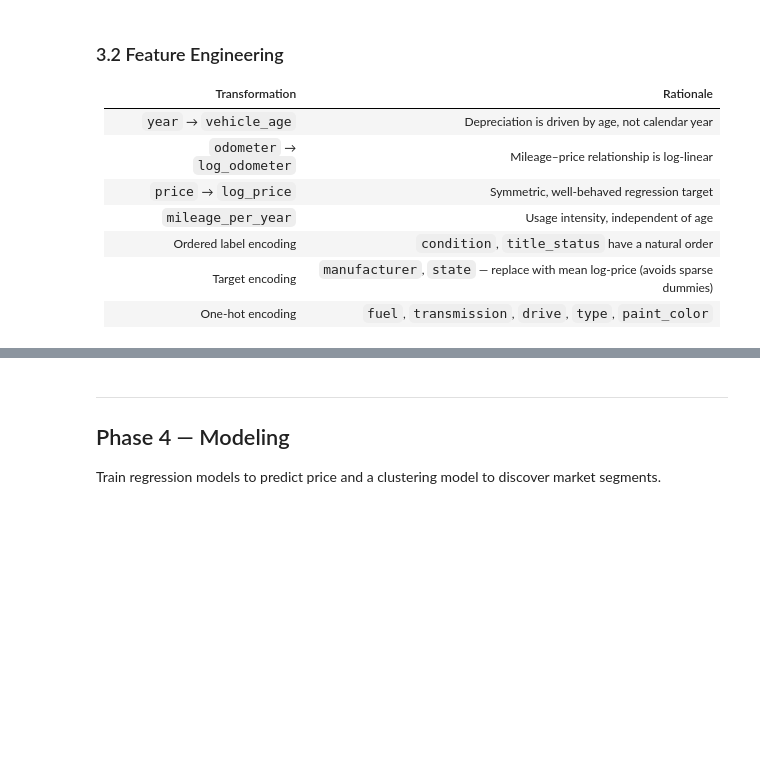
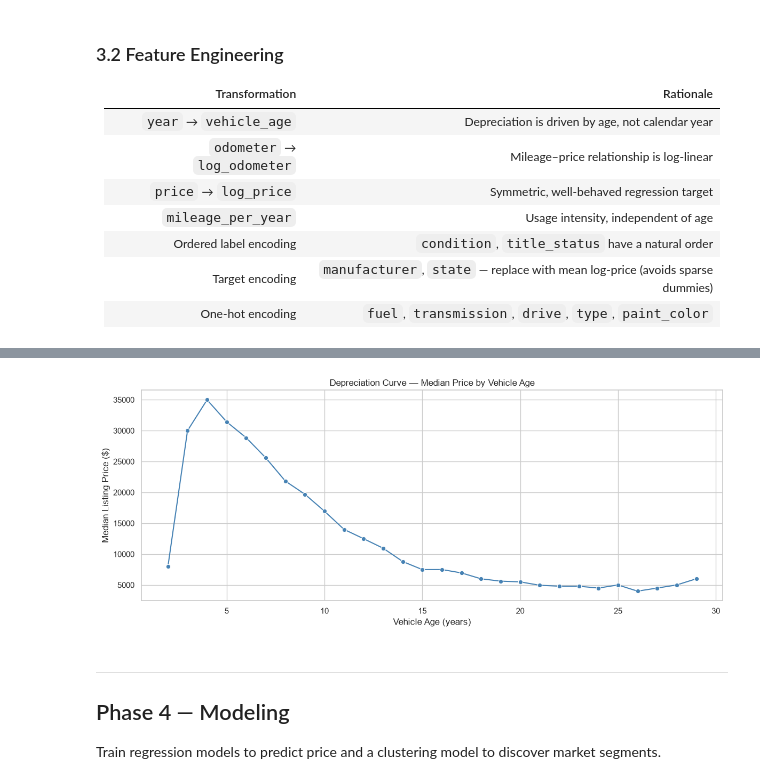
Before and after one commit to patisankar/uc-car_price_prediction_project, a Jupyter notebook: used_car_price_analysis.ipynb, the cells around one changed output, grey strips where cells are left out. Drawn from its saved outputs; the diff is of its cells as text; code cells hidden in the pictures; blank space fills up the shorter version.

```diff
--- a/used_car_price_analysis.ipynb
+++ b/used_car_price_analysis.ipynb
@@ -167,21 +84,0 @@ plt.show()
-# %%
-series = yearly.set_index('year')['median_price']
-
-adf_stat, p_val, _, _, crit_vals, _ = adfuller(series.dropna())
-stationary = p_val < 0.05
-
-print(f'ADF Statistic  : {adf_stat:.4f}')
-print(f'p-value        : {p_val:.4f}')
-print(f'Critical values: {crit_vals}')
-print(f'Stationary     : {"Yes" if stationary else "No — will use d=1 (first difference)"}')
-
-fig, axes = plt.subplots(1, 2, figsize=(14, 4))
-axes[0].plot(series, 'o-', color='steelblue', linewidth=2)
-axes[0].set_title('Original Series (by Model Year)')
-axes[0].set_xlabel('Model Year')
-axes[1].plot(series.diff().dropna(), 'o-', color='darkorange', linewidth=2)
-axes[1].set_title('First Difference (year-over-year change)')
-axes[1].set_xlabel('Model Year')
-plt.tight_layout()
-plt.savefig('images/stationarity_check.png', dpi=150)
-plt.show()
@@ -376,3 +295,17 @@ print(f'Total features    : {len(feature_cols)}')
+# %%
+# Price depreciation curve by age
+age_price = df.groupby('vehicle_age')['price'].median().reset_index()
+
+plt.figure(figsize=(12, 5))
+sns.lineplot(data=age_price, x='vehicle_age', y='price', marker='o', color='steelblue')
+plt.xlabel('Vehicle Age (years)')
+plt.ylabel('Median Listing Price ($)')
+plt.title('Depreciation Curve — Median Price by Vehicle Age')
+plt.tight_layout()
+plt.savefig('images/depreciation_curve.png', dpi=150)
+plt.show()
+# %% [output]
+[figure, added]
 # %% [markdown]
 ---
 ## Phase 4 — Modeling
```
Also changed, not shown: parts of 73 cells of this notebook.
